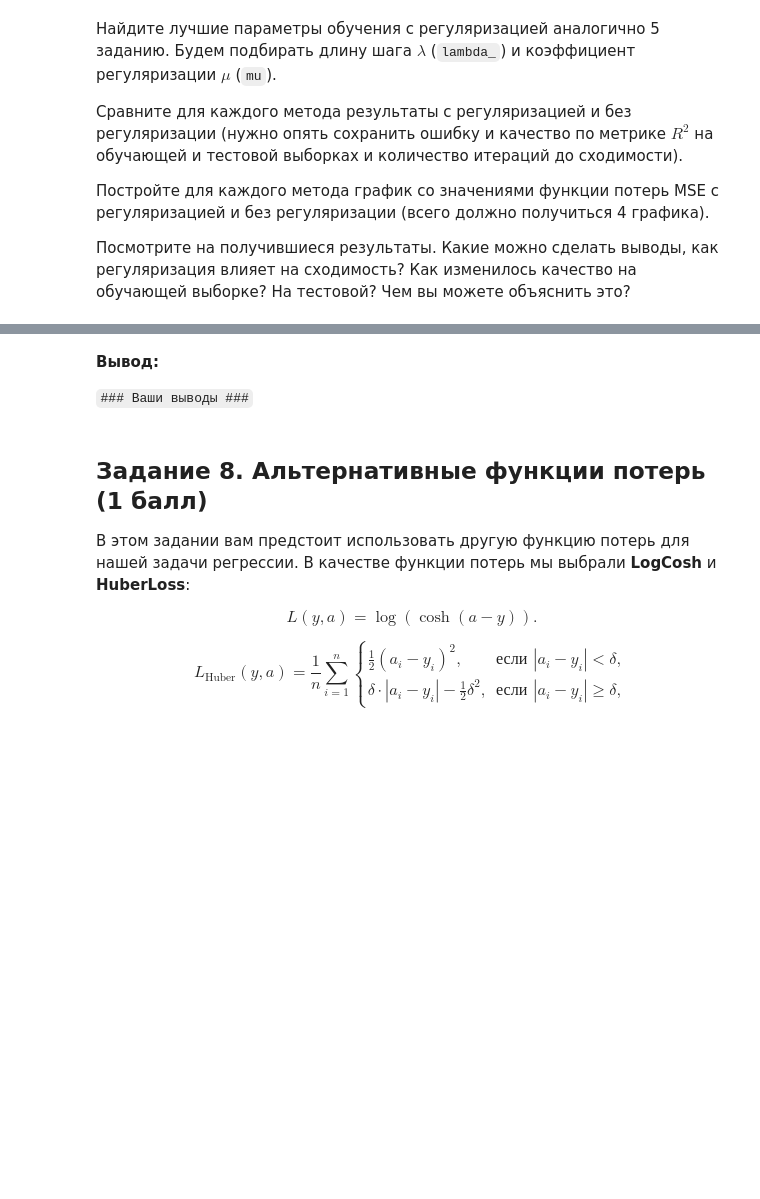
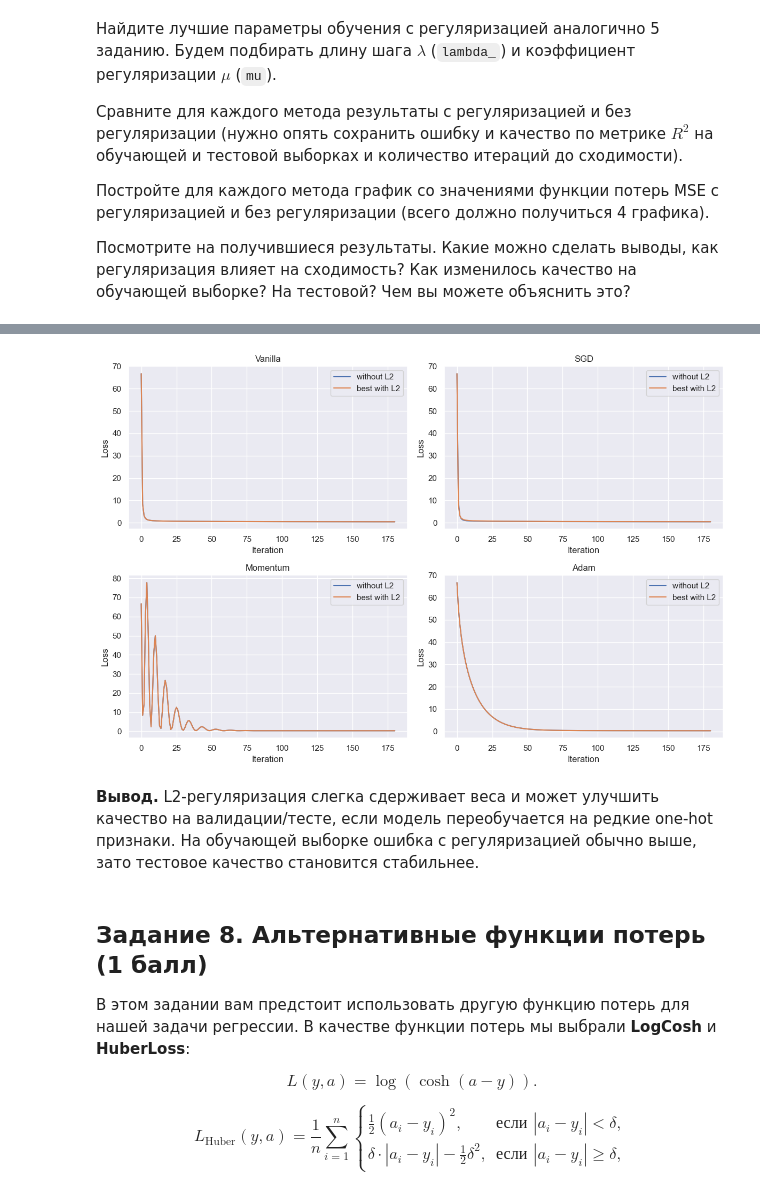
Before and after one commit to mashshaya/Study, a Jupyter notebook: ML-1/HWs/hw2/homework-practice-02-gd-Kovalyova.ipynb, the cells around one changed output, grey strips where cells are left out. Saved outputs shown, nothing was run; the diff lists cells and outputs as text; code cells hidden in the pictures; blank space fills up the shorter version.

```diff
--- a/ML-1/HWs/hw2/homework-practice-02-gd-Kovalyova.ipynb
+++ b/ML-1/HWs/hw2/homework-practice-02-gd-Kovalyova.ipynb
@@ -863,4 +862,33 @@ $$
 
 Посмотрите на получившиеся результаты. Какие можно сделать выводы, как регуляризация влияет на сходимость? Как изменилось качество на обучающей выборке? На тестовой? Чем вы можете объяснить это?
 # %%
-# YOUR CODE
+mu_grid = [0.0, 1e-4, 1e-3, 1e-2]
+regularized_rows = []
+regularized_models = {}
+
+for method in methods:
+    best = None
+    for lambda_ in lambda_grid:
+        for mu in mu_grid:
+            model = LinearRegression(
+                optimizer=make_optimizer(method, lambda_),
+                l2_coef=mu,
+                tolerance=1e-8,
+                max_iter=180,
+            )
+            model.fit(x_train, y_train)
+            metrics = evaluate_model(model, x_train, y_train, x_val, y_val, x_test, y_test)
+            row = {'method': method, 'lambda': lambda_, 'mu': mu, **metrics}
+            regularized_rows.append(row)
+            if best is None or metrics['val_mse'] < best[0]['val_mse']:
+                best = (row, model)
+    regularized_models[method] = best[1]
+
+regularized_results = pd.DataFrame(regularized_rows)
+best_regularized = (
+    regularized_results.sort_values('val_mse')
+    .groupby('method', as_index=False)
+    .first()
+    .sort_values('test_mse')
+)
+best_regularized
@@ -867,7 +901,20 @@ $$
+# %%
+fig, axes = plt.subplots(2, 2, figsize=(12, 8))
+for ax, method in zip(axes.ravel(), methods):
+    base_model = fitted_models[method]
+    reg_model = regularized_models[method]
+    ax.plot(base_model.loss_history, label='without L2')
+    ax.plot(reg_model.loss_history, label='best with L2')
+    ax.set_title(method)
+    ax.set_xlabel('Iteration')
+    ax.set_ylabel('Loss')
+    ax.legend()
+plt.tight_layout()
+plt.show()
+# %% [output]
+[figure, added]
 # %% [markdown]
-**Вывод:**
-
-`### Ваши выводы ###`
+**Вывод.** L2-регуляризация слегка сдерживает веса и может улучшить качество на валидации/тесте, если модель переобучается на редкие one-hot признаки. На обучающей выборке ошибка с регуляризацией обычно выше, зато тестовое качество становится стабильнее.
 # %% [markdown]
 ## Задание 8. Альтернативные функции потерь (1 балл)
 
```
Also changed, not shown: parts of 31 cells of this notebook, 29 other files.
